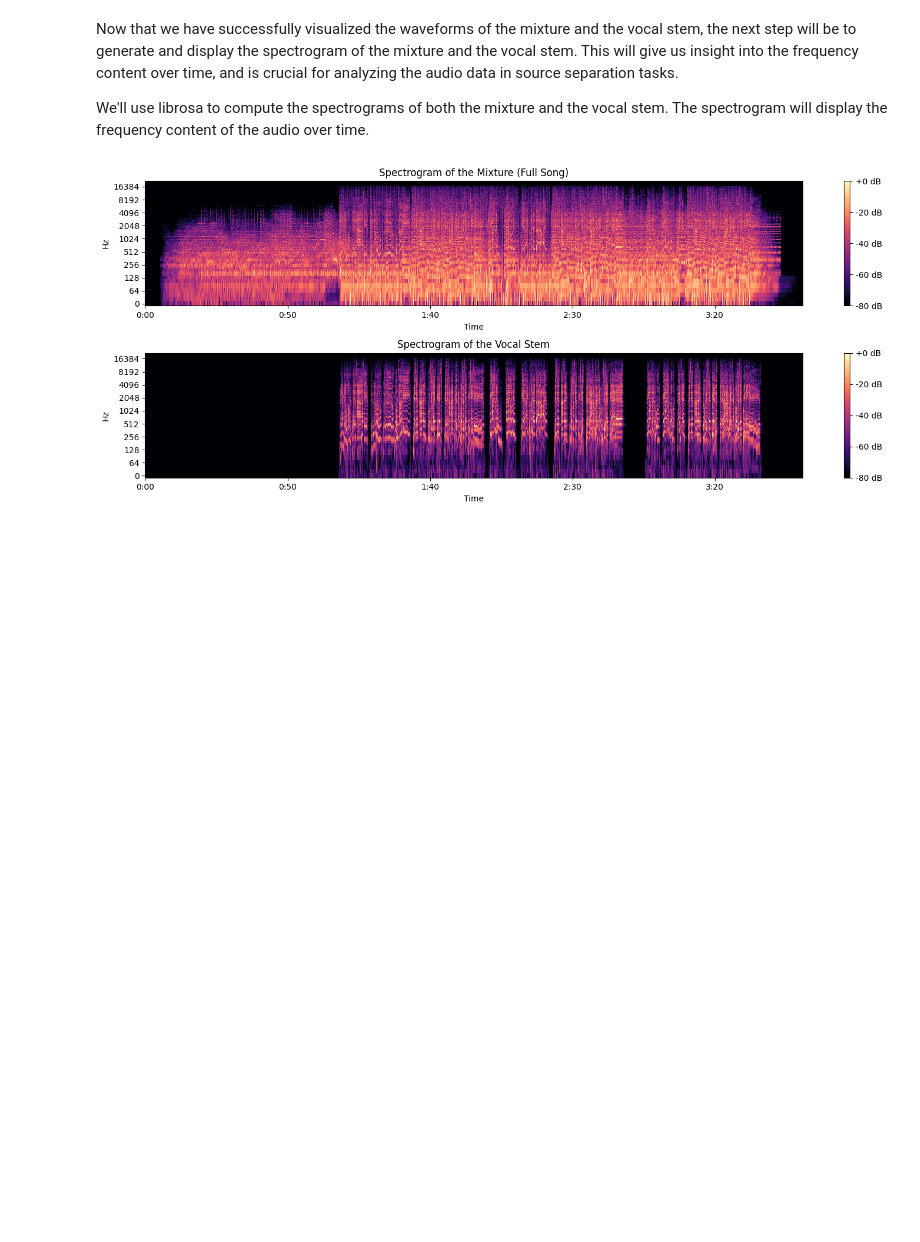
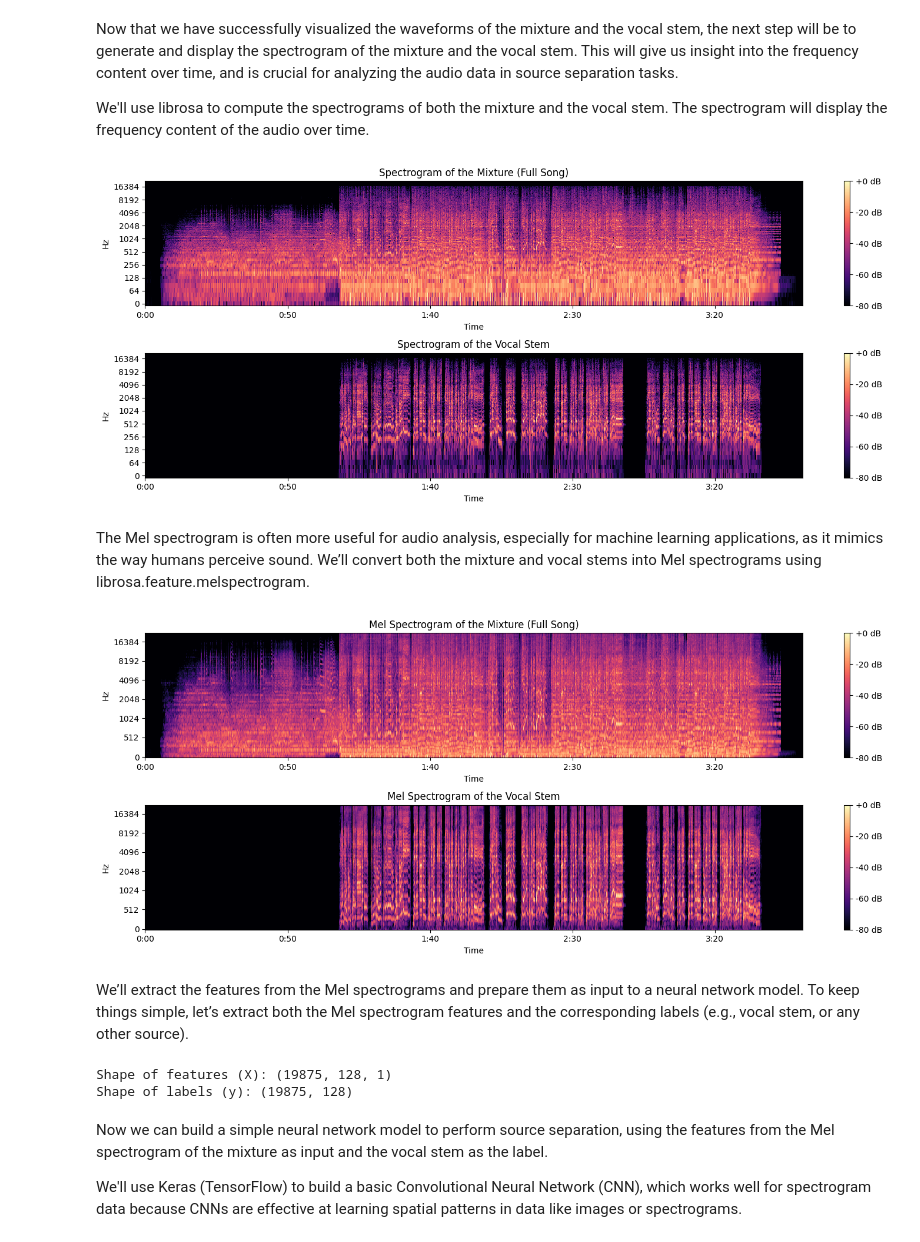
Before and after one commit to BeachPeddler/Vocal_Isolation, a Jupyter notebook: vocal-isolation.ipynb, the cells around one changed output. Saved outputs shown, nothing was run; the diff lists cells and outputs as text; code cells hidden in the pictures; blank space fills up the shorter version.

Commit message:
Kaggle Notebook | Vocal Isolation | Model Trained

```diff
--- a/vocal-isolation.ipynb
+++ b/vocal-isolation.ipynb
@@ -93,3 +93,62 @@ plt.tight_layout()
 plt.show()
 # %% [output]
 [figure]
+# %% [markdown]
+The Mel spectrogram is often more useful for audio analysis, especially for machine learning applications, as it mimics the way humans perceive sound. We’ll convert both the mixture and vocal stems into Mel spectrograms using librosa.feature.melspectrogram.
+# %%
+# Convert the mixture and vocal stem to Mel spectrograms
+mixture_mel = librosa.feature.melspectrogram(y=mixture[:, 0], sr=rate, n_mels=128, fmax=8000)
+vocal_mel = librosa.feature.melspectrogram(y=vocal_stem[:, 0], sr=rate, n_mels=128, fmax=8000)
+
+# Convert Mel spectrograms to dB scale for better visualization
+mixture_mel_db = librosa.power_to_db(mixture_mel, ref=np.max)
+vocal_mel_db = librosa.power_to_db(vocal_mel, ref=np.max)
+
+# Plot the Mel spectrograms
+plt.figure(figsize=(15, 6))
+
+# Plot the Mel spectrogram of the mixture
+plt.subplot(2, 1, 1)
+librosa.display.specshow(mixture_mel_db, x_axis='time', y_axis='mel', sr=rate)
+plt.colorbar(format='%+2.0f dB')
+plt.title('Mel Spectrogram of the Mixture (Full Song)')
+
+# Plot the Mel spectrogram of the vocal stem
+plt.subplot(2, 1, 2)
+librosa.display.specshow(vocal_mel_db, x_axis='time', y_axis='mel', sr=rate)
+plt.colorbar(format='%+2.0f dB')
+plt.title('Mel Spectrogram of the Vocal Stem')
+
+# Show the plots
+plt.tight_layout()
+plt.show()
+# %% [output]
+[figure, added]
+# %% [markdown]
+We’ll extract the features from the Mel spectrograms and prepare them as input to a neural network model. To keep things simple, let’s extract both the Mel spectrogram features and the corresponding labels (e.g., vocal stem, or any other source).
+# %%
+import numpy as np
+from sklearn.preprocessing import StandardScaler
+
+# Reshape the Mel spectrograms to 2D arrays (time, frequency)
+mixture_mel_db_reshaped = mixture_mel_db.T  # Transpose to have shape (time, frequency)
+vocal_mel_db_reshaped = vocal_mel_db.T  # Transpose to have shape (time, frequency)
+
+# Stack the mixture and vocal Mel spectrograms as features (input)
+X = np.stack([mixture_mel_db_reshaped], axis=-1)  # Shape: (time, frequency, 1) for 1 input feature
+y = vocal_mel_db_reshaped  # Shape: (time, frequency) for the label (vocal stem)
+
+# Normalize the features (important for neural networks)
+scaler = StandardScaler()
+X_scaled = scaler.fit_transform(X.reshape(-1, X.shape[-1])).reshape(X.shape)
+
+# Print out the shapes to verify
+print(f"Shape of features (X): {X_scaled.shape}")
+print(f"Shape of labels (y): {y.shape}")
+# %% [output]
+Shape of features (X): (19875, 128, 1)
+Shape of labels (y): (19875, 128)
+# %% [markdown]
+Now we can build a simple neural network model to perform source separation, using the features from the Mel spectrogram of the mixture as input and the vocal stem as the label.
+
+We'll use Keras (TensorFlow) to build a basic Convolutional Neural Network (CNN), which works well for spectrogram data because CNNs are effective at learning spatial patterns in data like images or spectrograms.
```
Also changed, not shown: parts of 8 cells of this notebook.
